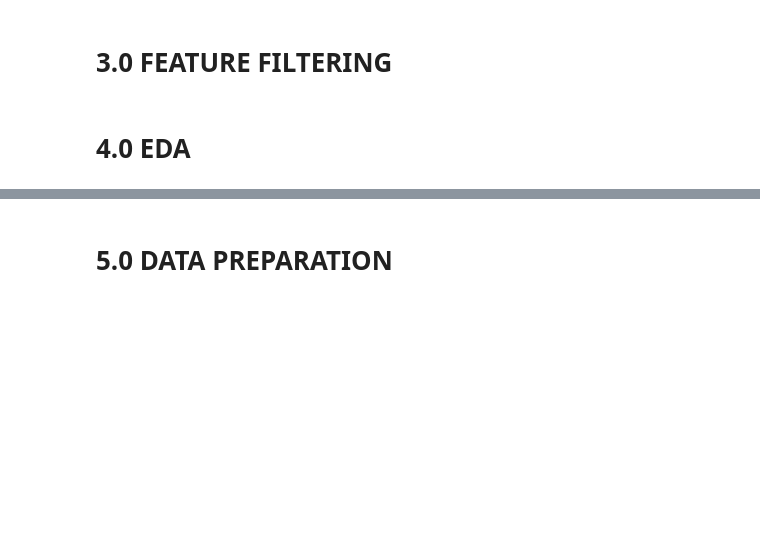
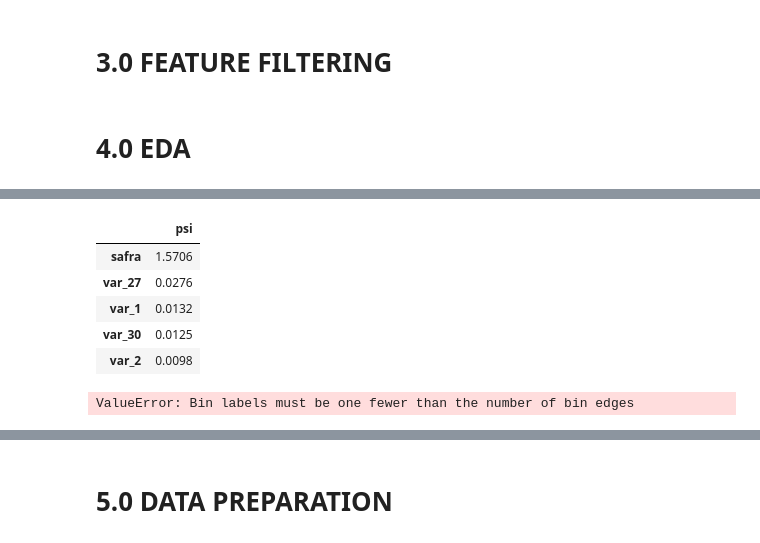
Before and after one commit to ViniciusKos/picpay_case, a Jupyter notebook: notebooks/credit_scoring_circle 4.ipynb, the cells around one changed output, grey strips where cells are left out. Saved outputs shown, nothing was run; the diff lists cells and outputs as text; code cells hidden in the pictures; blank space fills up the shorter version.

```diff
--- a/notebooks/credit_scoring_circle 4.ipynb
+++ b/notebooks/credit_scoring_circle 4.ipynb
@@ -159,0 +209,33 @@ df4['y'].mean()
+# %%
+psi_dict = {}
+for i in df4.columns:
+    csi_values = psi( df4[i].values, test[i].values, num_bins=10, mode='fixed' )
+    csi = np.mean(csi_values)
+    psi_dict[i] = f"{csi:.4f}"
+
+df_psi = pd.DataFrame.from_dict(psi_dict, orient='index',columns=['psi'])
+df_psi = df_psi.sort_values('psi', ascending=False)
+df_psi.head()
+# %% [output]
+|  | psi |
+| safra | 1.5706 |
+| var_27 | 0.0276 |
+| var_1 | 0.0132 |
+| var_30 | 0.0125 |
+| var_2 | 0.0098 |
+# %%
+psi_dict = {}
+
+
+
+
+for i in df4.columns:
+    csi_values = psi( df4[i].values, testdf4[i].values, num_bins=10, mode='quantile' )
+    csi = np.mean(csi_values)
+    psi_dict[i] = f"{csi:.4f}"
+
+df_psi = pd.DataFrame.from_dict(psi_dict, orient='index',columns=['psi'])
+df_psi = df_psi.sort_values('psi', ascending=False)
+df_psi.head()
+# %% [output]
+ValueError: Bin labels must be one fewer than the number of bin edges
```
Also changed, not shown: parts of 28 cells of this notebook.
